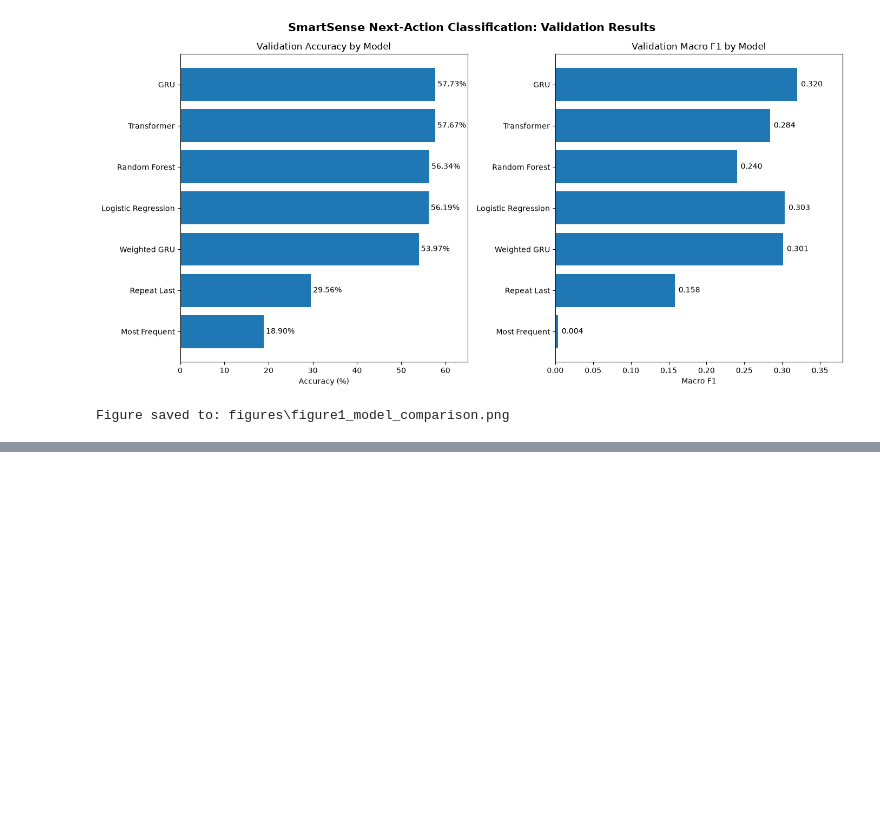
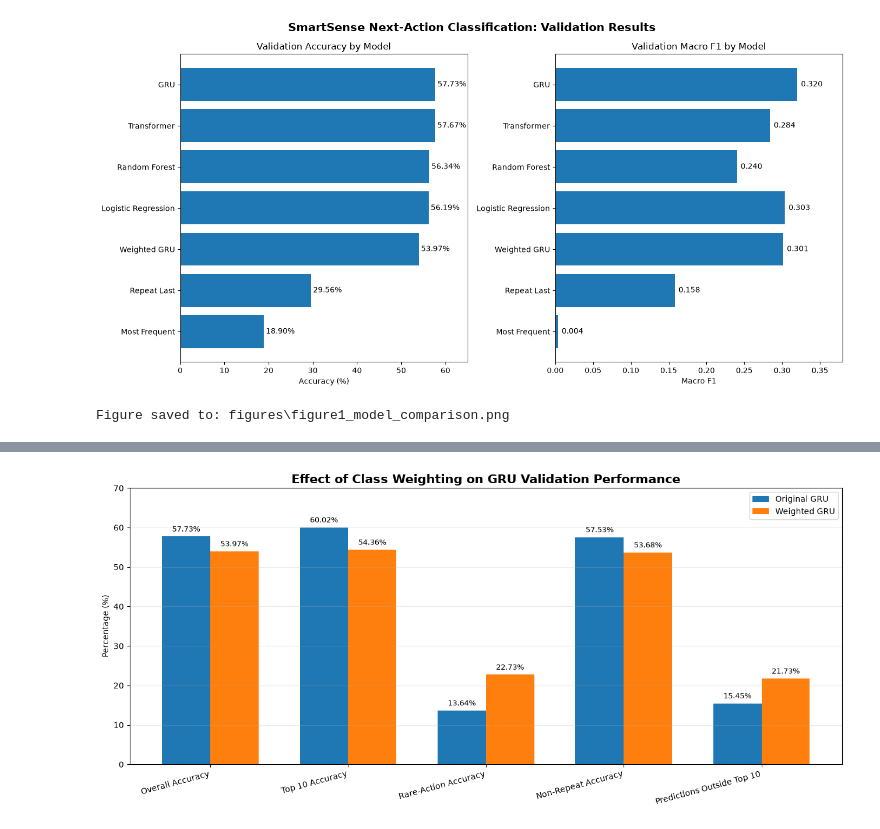
Before and after one commit to HarrisonWilliams123/data-mining-project, a Jupyter notebook: SmartSense_Classification.ipynb, the cells around one changed output, grey strips where cells are left out. Cells and saved outputs as stored; diff of their text form; code cells hidden in the pictures; blank space fills up the shorter version.

```diff
--- a/SmartSense_Classification.ipynb
+++ b/SmartSense_Classification.ipynb
@@ -2594,0 +2788,95 @@ Figure saved to: figures\figure1_model_comparison.png
+# %%
+#Figure 4: Original vs Weighted GRU
+
+import numpy as np
+import matplotlib.pyplot as plt
+
+metrics = [
+    "Overall Accuracy",
+    "Top 10 Accuracy",
+    "Rare-Action Accuracy",
+    "Non-Repeat Accuracy",
+    "Predictions Outside Top 10"
+]
+
+original_gru_values = [
+    57.7257,
+    60.0213,
+    13.6364,
+    57.5282,
+    15.4515
+]
+
+weighted_gru_values = [
+    53.9697,
+    54.3632,
+    22.7273,
+    53.6805,
+    21.7263
+]
+
+x = np.arange(len(metrics))
+bar_width = 0.35
+
+fig, ax = plt.subplots(figsize=(13, 6))
+
+bars1 = ax.bar(
+    x - bar_width / 2,
+    original_gru_values,
+    bar_width,
+    label="Original GRU"
+)
+
+bars2 = ax.bar(
+    x + bar_width / 2,
+    weighted_gru_values,
+    bar_width,
+    label="Weighted GRU"
+)
+
+ax.set_title(
+    "Effect of Class Weighting on GRU Validation Performance",
+    fontsize=15,
+    fontweight="bold"
+)
+
+ax.set_ylabel("Percentage (%)")
+ax.set_xticks(x)
+ax.set_xticklabels(metrics, rotation=15, ha="right")
+ax.set_ylim(0, 70)
+ax.legend()
+ax.grid(axis="y", alpha=0.25)
+
+# Add labels above bars
+for bars in [bars1, bars2]:
+    for bar in bars:
+        height = bar.get_height()
+
+        ax.annotate(
+            f"{height:.2f}%",
+            (
+                bar.get_x() + bar.get_width() / 2,
+                height
+            ),
+            ha="center",
+            va="bottom",
+            xytext=(0, 4),
+            textcoords="offset points",
+            fontsize=9
+        )
+
+plt.tight_layout()
+
+output_path = FIGURE_DIR / "figure4_class_weighting.png"
+
+plt.savefig(
+    output_path,
+    dpi=300,
+    bbox_inches="tight"
+)
+
+plt.show()
+
+print("Figure saved to:", output_path)
+# %% [output]
+[figure, added]
```
Also changed, not shown: parts of 4 cells of this notebook, 4 other files.
